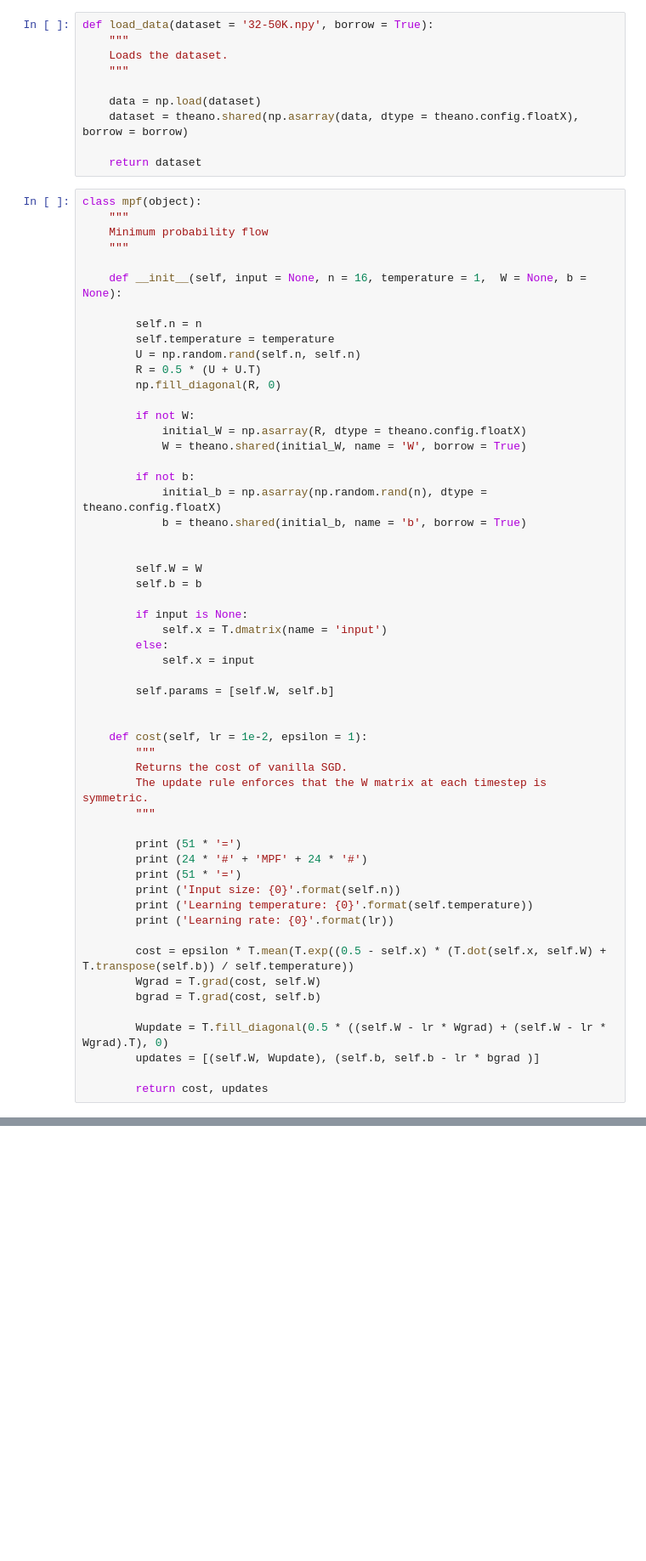
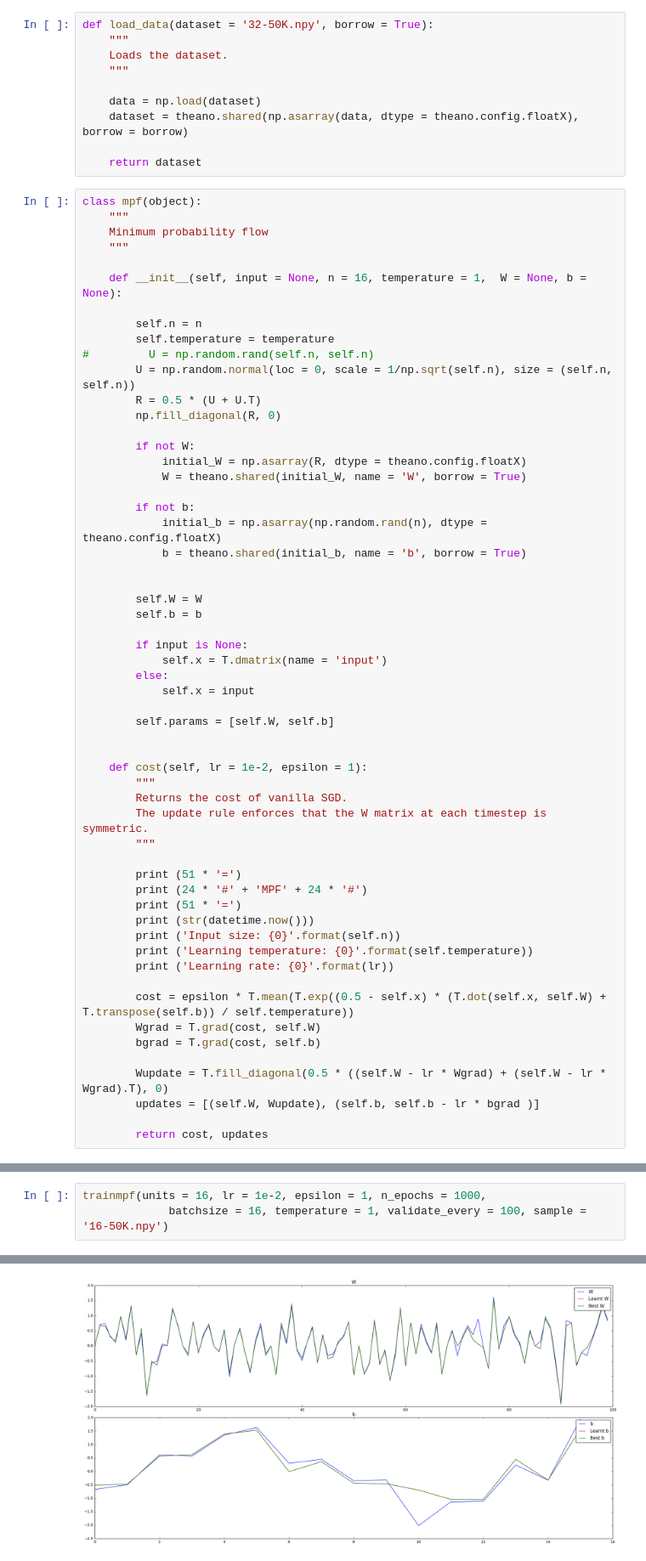
Before and after one commit to zunction/old-mmpf, a Jupyter notebook: 16 units MPF.ipynb, the cells around one changed output, grey strips where cells are left out. Shown at 85% size. Cells and saved outputs as stored; diff of their text form; blank space fills up the shorter version.

```diff
--- a/16 units MPF.ipynb
+++ b/16 units MPF.ipynb
@@ -32,7 +33,8 @@ class mpf(object):
 
         self.n = n
         self.temperature = temperature
-        U = np.random.rand(self.n, self.n)
+#         U = np.random.rand(self.n, self.n)
+        U = np.random.normal(loc = 0, scale = 1/np.sqrt(self.n), size = (self.n, self.n))
         R = 0.5 * (U + U.T)
         np.fill_diagonal(R, 0)
 
@@ -65,6 +67,7 @@ class mpf(object):
         print (51 * '=')
         print (24 * '#' + 'MPF' + 24 * '#')
         print (51 * '=')
+        print (str(datetime.now()))
         print ('Input size: {0}'.format(self.n))
         print ('Learning temperature: {0}'.format(self.temperature))
         print ('Learning rate: {0}'.format(lr))
@@ -255,0 +261,4 @@ Best epoch: 999
+# %%
+trainmpf(units = 16, lr = 1e-2, epsilon = 1, n_epochs = 1000,
+             batchsize = 16, temperature = 1, validate_every = 100, sample = '16-50K.npy')
+# %% [output]
@@ -255,0 +282 @@ Best epoch: 999
+[figure, added]
```
Also changed, not shown: parts of 3 cells of this notebook, 11 other files.
